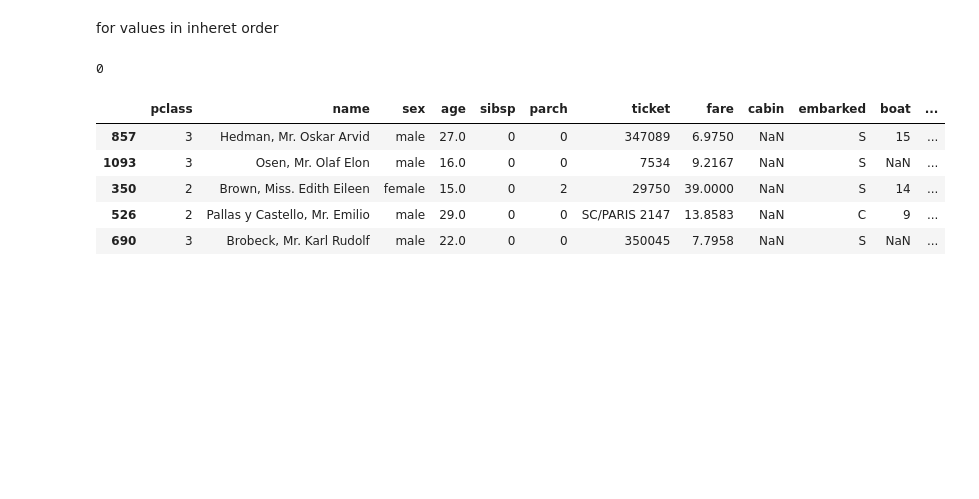
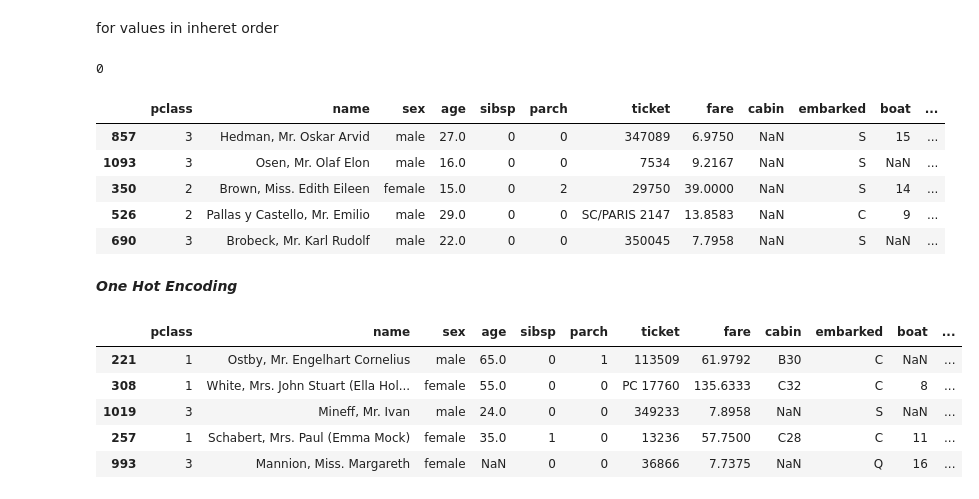
Before and after one commit to CyberWol-12/feature-encoding-techniques, a Jupyter notebook: feature-encoding-techniques.ipynb, the cells around one changed output. Saved outputs shown, nothing was run; the diff lists cells and outputs as text; code cells hidden in the pictures; blank space fills up the shorter version.

```diff
--- a/feature-encoding-techniques.ipynb
+++ b/feature-encoding-techniques.ipynb
@@ -759,3 +759,16 @@ X.sample(5)
 | 350 | 2 | Brown, Miss. Edith Eileen | female | 15.0 | 0 | 2 | 29750 | 39.0000 | NaN | S | 14 | ... |
 | 526 | 2 | Pallas y Castello, Mr. Emilio | male | 29.0 | 0 | 0 | SC/PARIS 2147 | 13.8583 | NaN | C | 9 | ... |
 | 690 | 3 | Brobeck, Mr. Karl Rudolf | male | 22.0 | 0 | 0 | 350045 | 7.7958 | NaN | S | NaN | ... |
+# %% [markdown]
+***One Hot Encoding***
+# %%
+X = X.join(pd.get_dummies(X['embarked'],dtype='int32',prefix='embarked'))
+# %%
+X.sample(5)
+# %% [output]
+|  | pclass | name | sex | age | sibsp | parch | ticket | fare | cabin | embarked | boat | ... |
+| 221 | 1 | Ostby, Mr. Engelhart Cornelius | male | 65.0 | 0 | 1 | 113509 | 61.9792 | B30 | C | NaN | ... |
+| 308 | 1 | White, Mrs. John Stuart (Ella Hol... | female | 55.0 | 0 | 0 | PC 17760 | 135.6333 | C32 | C | 8 | ... |
+| 1019 | 3 | Mineff, Mr. Ivan | male | 24.0 | 0 | 0 | 349233 | 7.8958 | NaN | S | NaN | ... |
+| 257 | 1 | Schabert, Mrs. Paul (Emma Mock) | female | 35.0 | 1 | 0 | 13236 | 57.7500 | C28 | C | 11 | ... |
+| 993 | 3 | Mannion, Miss. Margareth | female | NaN | 0 | 0 | 36866 | 7.7375 | NaN | Q | 16 | ... |
```
